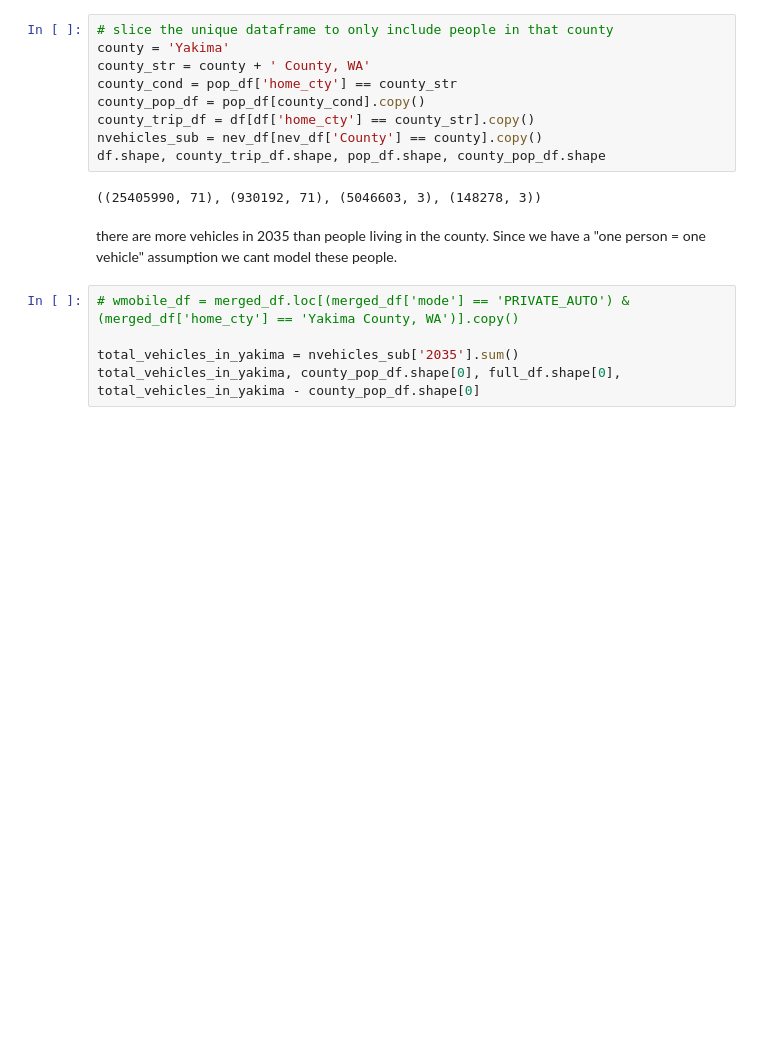
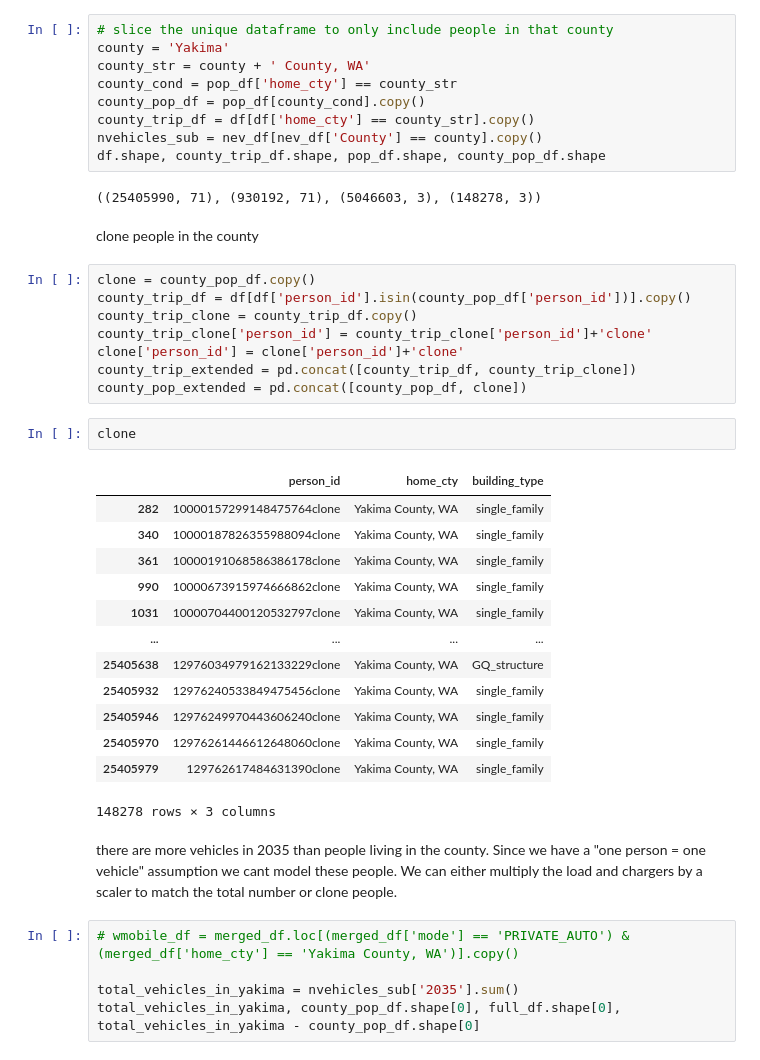
Before and after one commit to rmi-mobility-data-science/replicaEVSE, a Jupyter notebook: notebooks/stock_rollover.ipynb, the cells around one changed output. Saved outputs shown, nothing was run; the diff lists cells and outputs as text; blank space fills up the shorter version.

Commit message:
need to clone. work in progress

```diff
--- a/notebooks/stock_rollover.ipynb
+++ b/notebooks/stock_rollover.ipynb
@@ -174,8 +171,34 @@ nvehicles_sub = nev_df[nev_df['County'] == county].copy()
 df.shape, county_trip_df.shape, pop_df.shape, county_pop_df.shape
 # %% [output]
 ((25405990, 71), (930192, 71), (5046603, 3), (148278, 3))
+# %% [markdown]
+clone people in the county
+# %%
+clone = county_pop_df.copy()
+county_trip_df = df[df['person_id'].isin(county_pop_df['person_id'])].copy()
+county_trip_clone = county_trip_df.copy()
+county_trip_clone['person_id'] = county_trip_clone['person_id']+'clone'
+clone['person_id'] = clone['person_id']+'clone'
+county_trip_extended = pd.concat([county_trip_df, county_trip_clone])
+county_pop_extended = pd.concat([county_pop_df, clone])
+# %%
+clone
+# %% [output]
+|  | person_id | home_cty | building_type |
+| 282 | 10000157299148475764clone | Yakima County, WA | single_family |
+| 340 | 10000187826355988094clone | Yakima County, WA | single_family |
+| 361 | 10000191068586386178clone | Yakima County, WA | single_family |
+| 990 | 10000673915974666862clone | Yakima County, WA | single_family |
+| 1031 | 10000704400120532797clone | Yakima County, WA | single_family |
+| ... | ... | ... | ... |
+| 25405638 | 12976034979162133229clone | Yakima County, WA | GQ_structure |
+| 25405932 | 12976240533849475456clone | Yakima County, WA | single_family |
+| 25405946 | 12976249970443606240clone | Yakima County, WA | single_family |
+| 25405970 | 12976261446612648060clone | Yakima County, WA | single_family |
+| 25405979 | 129762617484631390clone | Yakima County, WA | single_family |
+148278 rows × 3 columns
 # %% [markdown]
-there are more vehicles in 2035 than people living in the county. Since we have a "one person = one vehicle" assumption we cant model these people.
+there are more vehicles in 2035 than people living in the county. Since we have a "one person = one vehicle" assumption we cant model these people. We can either multiply the load and chargers by a scaler to match the total number or clone people.
 # %%
 # wmobile_df = merged_df.loc[(merged_df['mode'] == 'PRIVATE_AUTO') & (merged_df['home_cty'] == 'Yakima County, WA')].copy()
 
```
Also changed, not shown: parts of 9 cells of this notebook.
